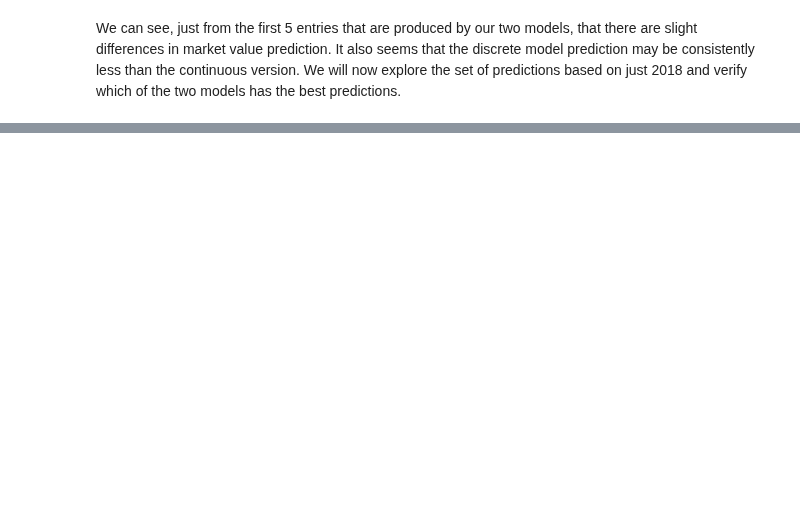
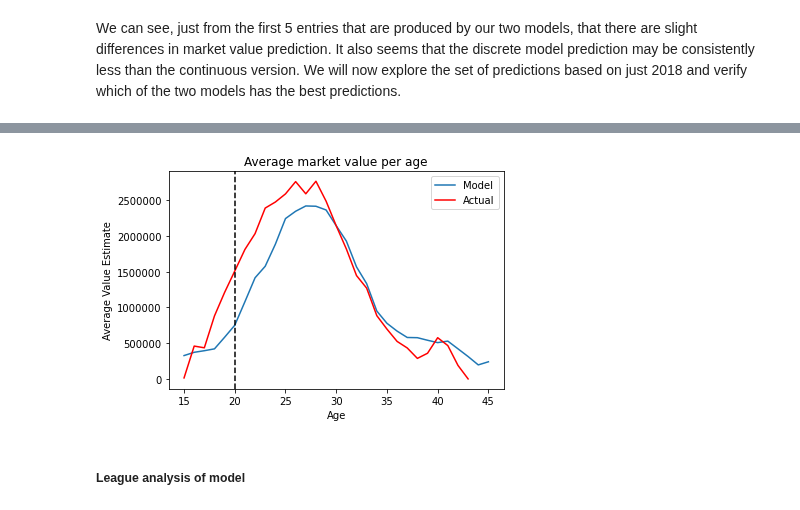
Before and after one commit to dvanheeswijk/Springboard, a Jupyter notebook: Capstone 2/Capstone 2 - Modeling.ipynb, the cells around one changed output, grey strips where cells are left out. Cells and saved outputs as stored; diff of their text form; code cells hidden in the pictures; blank space fills up the shorter version.

```diff
--- a/Capstone 2/Capstone 2 - Modeling.ipynb
+++ b/Capstone 2/Capstone 2 - Modeling.ipynb
@@ -370,0 +338,20 @@ Text(0.5, 1.0, 'Average market value per age')
+# %%
+ax = plt.subplot()
+
+ax.plot(df_predict.groupby('age')['continuous_value_prediction'].mean())
+ax.plot(train_df.groupby('age')['market_value'].mean(), color='red')
+
+ax.ticklabel_format(useOffset=False, style='plain')
+plt.ylabel("Average Value Estimate")
+plt.xlabel("Age")
+plt.title("Average market value per age")
+labels = ['Model', 'Actual']
+plt.axvline(x=20, color='black', linestyle = '--')
+
+plt.legend(labels)
+
+plt.savefig('model_age_pred.png')
+# %% [output]
+[figure, added]
+# %% [markdown]
+##### League analysis of model
```
Also changed, not shown: parts of 47 cells of this notebook, 6 other files.
